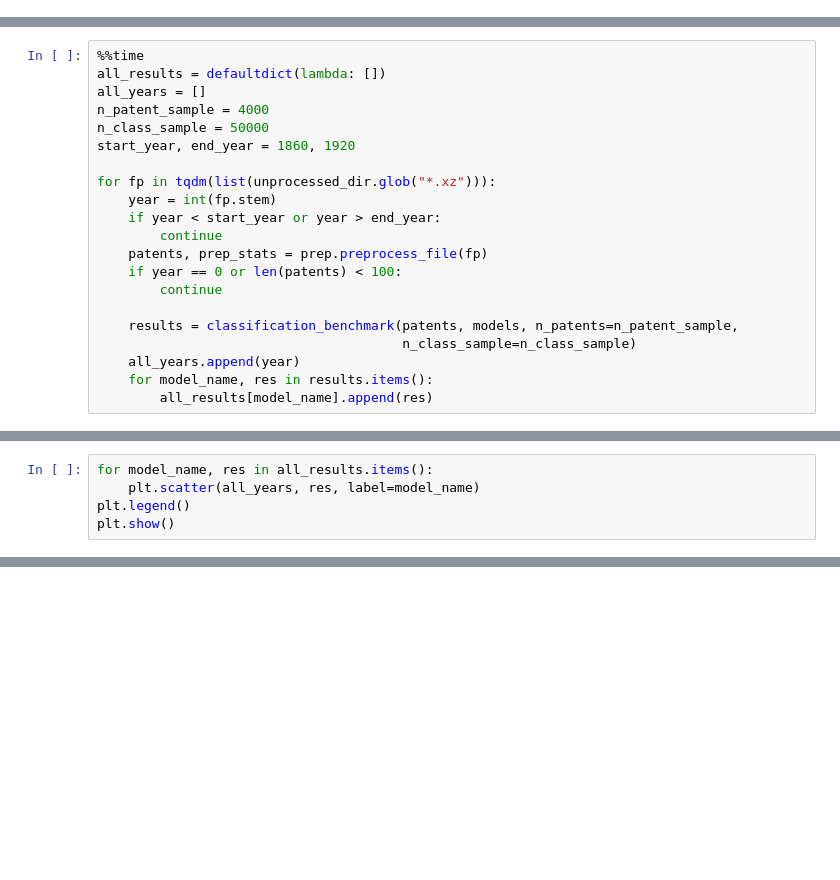
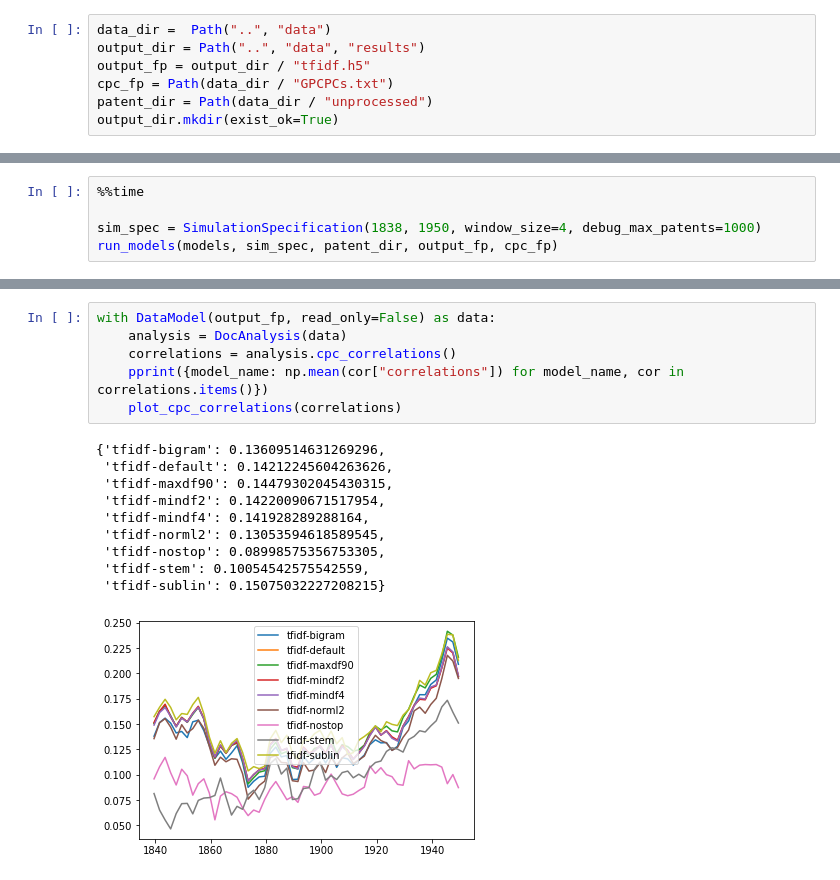
Before and after one commit to UtrechtUniversity/patent-breakthrough, a Jupyter notebook: examples/benchmark-tfidf.ipynb, the cells around one changed output, grey strips where cells are left out. Cells and saved outputs as stored; diff of their text form; blank space fills up the shorter version.

Commit message:
Cache results for spearman-r correlation

```diff
--- a/examples/benchmark-tfidf.ipynb
+++ b/examples/benchmark-tfidf.ipynb
@@ -20,2 +14,9 @@ prep = Preprocessor(log_level=logging.ERROR)
+# %%
+data_dir =  Path("..", "data")
+output_dir = Path("..", "data", "results")
+output_fp = output_dir / "tfidf.h5"
+cpc_fp = Path(data_dir / "GPCPCs.txt")
+patent_dir = Path(data_dir / "unprocessed")
+output_dir.mkdir(exist_ok=True)
 # %%
 models = {
@@ -37,22 +32 @@ models = {
 }
-# %%
-%%time
-all_results = defaultdict(lambda: [])
-all_years = []
-n_patent_sample = 4000
-n_class_sample = 50000
-start_year, end_year = 1860, 1920
-
-for fp in tqdm(list(unprocessed_dir.glob("*.xz"))):
-    year = int(fp.stem)
-    if year < start_year or year > end_year:
-        continue
-    patents, prep_stats = prep.preprocess_file(fp)
-    if year == 0 or len(patents) < 100:
-        continue
-
-    results = classification_benchmark(patents, models, n_patents=n_patent_sample,
-                                       n_class_sample=n_class_sample)
-    all_years.append(year)
-    for model_name, res in results.items():
-        all_results[model_name].append(res)
@@ -62,5 +32,0 @@ Wall time: 3h 33min 29s
-# %%
-for model_name, res in all_results.items():
-    plt.scatter(all_years, res, label=model_name)
-plt.legend()
-plt.show()
@@ -80,0 +33,5 @@ plt.show()
+# %%
+%%time
+
+sim_spec = SimulationSpecification(1838, 1950, window_size=4, debug_max_patents=1000)
+run_models(models, sim_spec, patent_dir, output_fp, cpc_fp)
@@ -80,0 +41,17 @@ plt.show()
+# %%
+with DataModel(output_fp, read_only=False) as data:
+    analysis = DocAnalysis(data)
+    correlations = analysis.cpc_correlations()
+    pprint({model_name: np.mean(cor["correlations"]) for model_name, cor in correlations.items()})
+    plot_cpc_correlations(correlations)
+# %% [output]
+{'tfidf-bigram': 0.13609514631269296,
+ 'tfidf-default': 0.14212245604263626,
+ 'tfidf-maxdf90': 0.14479302045430315,
+ 'tfidf-mindf2': 0.14220090671517954,
+ 'tfidf-mindf4': 0.141928289288164,
+ 'tfidf-norml2': 0.13053594618589545,
+ 'tfidf-nostop': 0.08998575356753305,
+ 'tfidf-stem': 0.10054542575542559,
+ 'tfidf-sublin': 0.15075032227208215}
+[figure, added]
```
Also changed, not shown: parts of 8 cells of this notebook, 5 other files.
